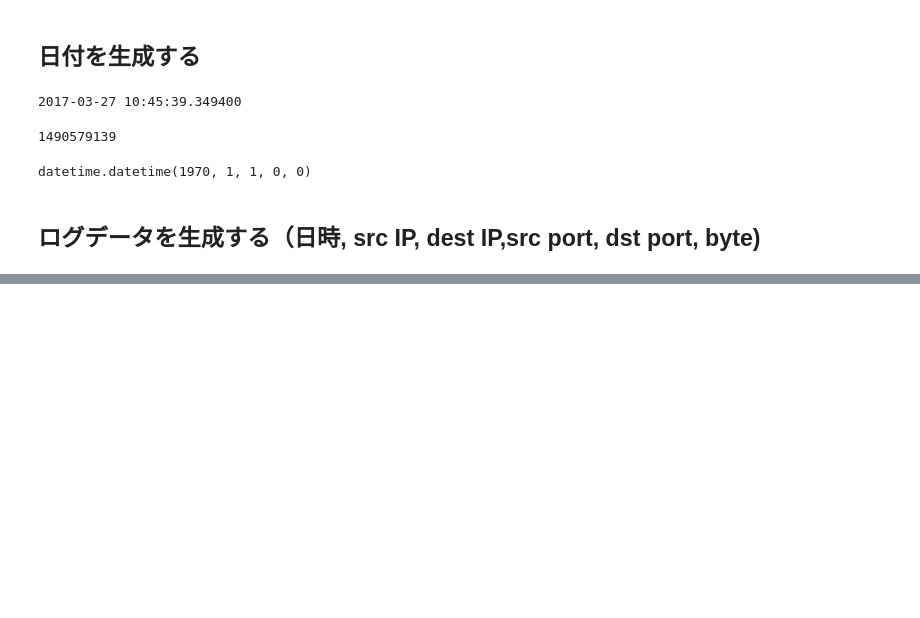
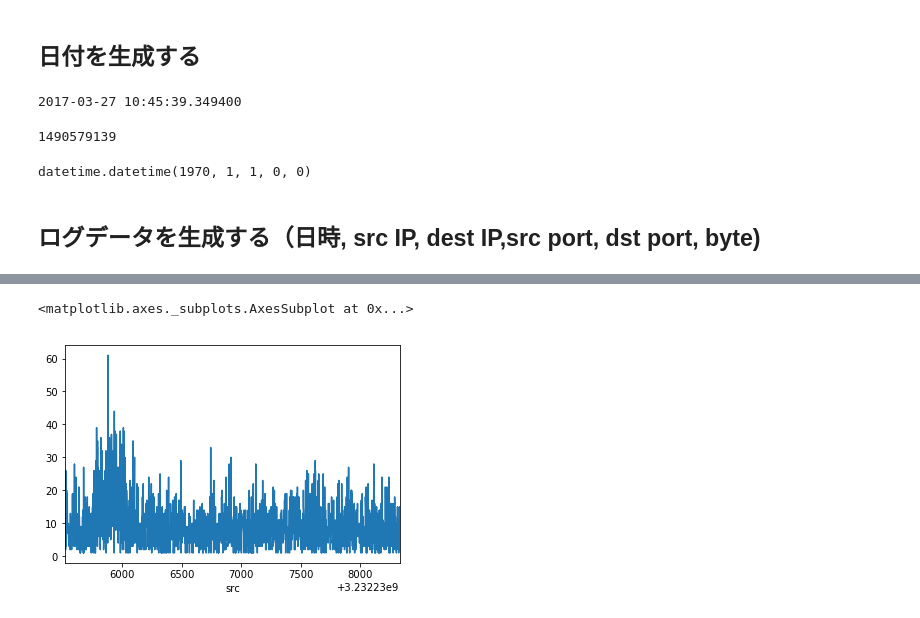
Before and after one commit to mhaya/LogAnonymization, a Jupyter notebook: data/makeTestLog00.ipynb, the cells around one changed output, grey strips where cells are left out. Saved outputs shown, nothing was run; the diff lists cells and outputs as text; code cells hidden in the pictures; blank space fills up the shorter version.

```diff
--- a/data/makeTestLog00.ipynb
+++ b/data/makeTestLog00.ipynb
@@ -122,0 +105,6 @@ with open('tmp/testlog.csv', 'w') as f:
+# %%
+dfg = df.groupby('src')['src'].count()
+dfg.plot()
+# %% [output]
+<matplotlib.axes._subplots.AxesSubplot at 0x...>
+[figure, added]
```
Also changed, not shown: parts of 6 cells of this notebook, 1 other file.
